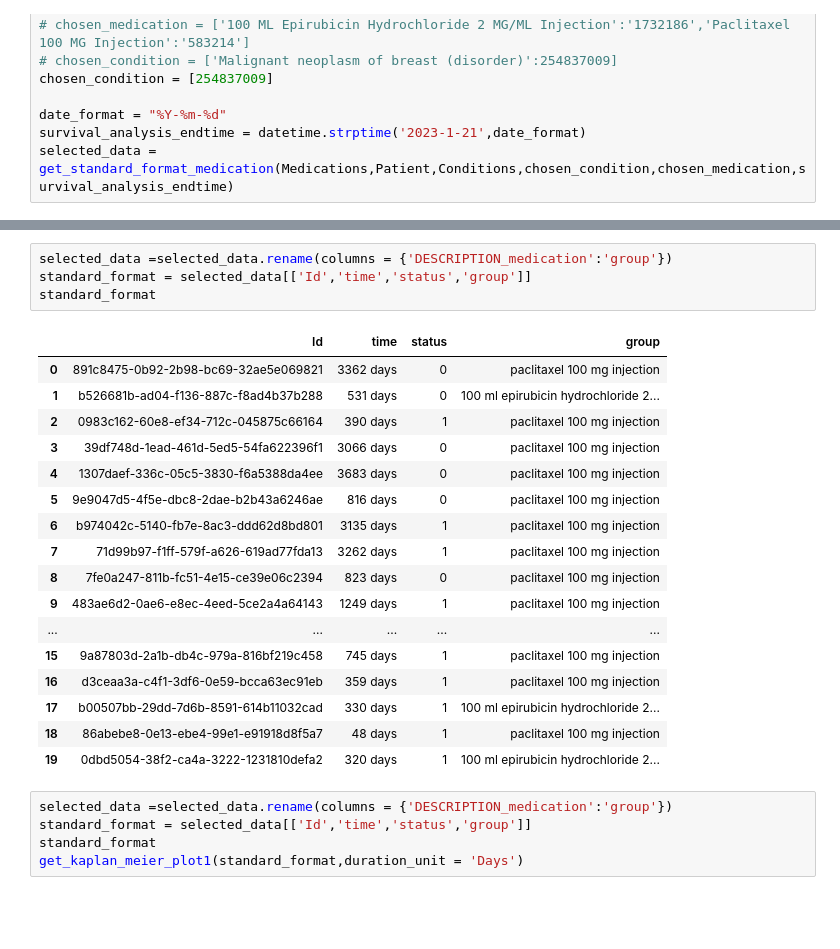
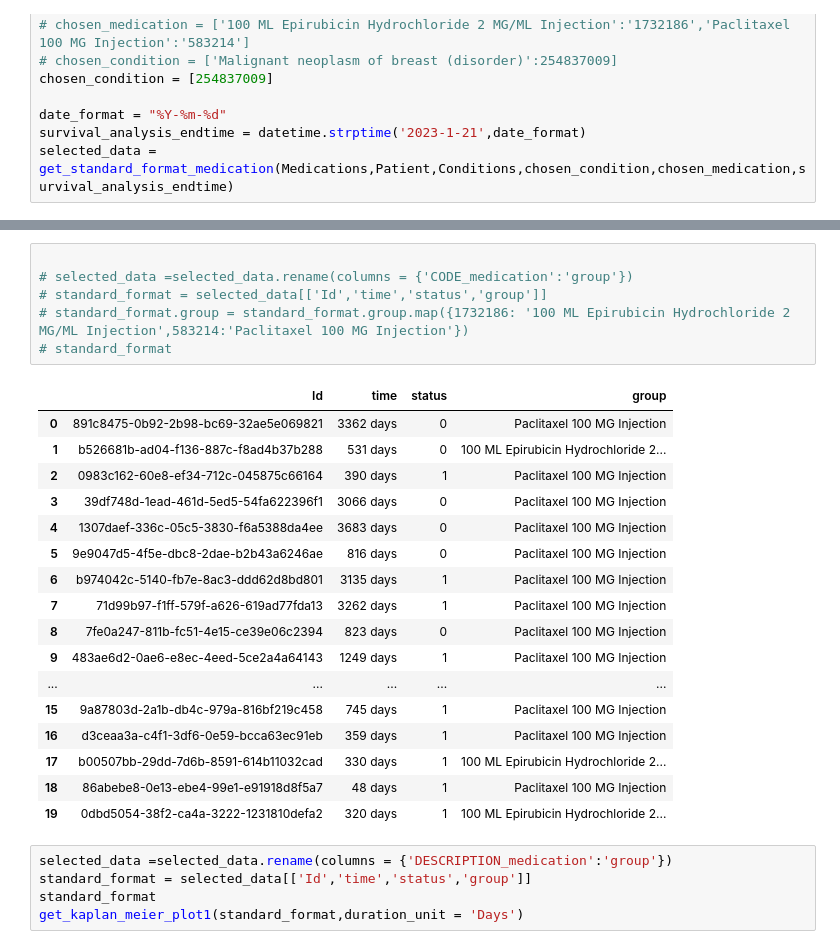
Before and after one commit to Clinical-Informatics-Collaborative/clinical_dashboards, a Jupyter notebook: Kaplan_Meier_python/python_kaplan_meier.ipynb, the cells around one changed output, grey strips where cells are left out. Cells and saved outputs as stored; diff of their text form; blank space fills up the shorter version.

```diff
--- a/Kaplan_Meier_python/python_kaplan_meier.ipynb
+++ b/Kaplan_Meier_python/python_kaplan_meier.ipynb
@@ -202,27 +196,29 @@ def get_kaplan_meier_plot2(standard_format,duration_unit = 'Years'):
     ax.legend(loc="best")
     # plt.rcParams["figure.figsize"] = (7,7)
 # %%
-selected_data =selected_data.rename(columns = {'DESCRIPTION_medication':'group'})
-standard_format = selected_data[['Id','time','status','group']]
-standard_format
+
+# selected_data =selected_data.rename(columns = {'CODE_medication':'group'})
+# standard_format = selected_data[['Id','time','status','group']]
+# standard_format.group = standard_format.group.map({1732186: '100 ML Epirubicin Hydrochloride 2 MG/ML Injection',583214:'Paclitaxel 100 MG Injection'})
+# standard_format
 # %% [output]
 |  | Id | time | status | group |
-| 0 | 891c8475-0b92-2b98-bc69-32ae5e069821 | 3362 days | 0 | paclitaxel 100 mg injection |
-| 1 | b526681b-ad04-f136-887c-f8ad4b37b288 | 531 days | 0 | 100 ml epirubicin hydrochloride 2... |
-| 2 | 0983c162-60e8-ef34-712c-045875c66164 | 390 days | 1 | paclitaxel 100 mg injection |
-| 3 | 39df748d-1ead-461d-5ed5-54fa622396f1 | 3066 days | 0 | paclitaxel 100 mg injection |
-| 4 | 1307daef-336c-05c5-3830-f6a5388da4ee | 3683 days | 0 | paclitaxel 100 mg injection |
-| 5 | 9e9047d5-4f5e-dbc8-2dae-b2b43a6246ae | 816 days | 0 | paclitaxel 100 mg injection |
-| 6 | b974042c-5140-fb7e-8ac3-ddd62d8bd801 | 3135 days | 1 | paclitaxel 100 mg injection |
-| 7 | 71d99b97-f1ff-579f-a626-619ad77fda13 | 3262 days | 1 | paclitaxel 100 mg injection |
-| 8 | 7fe0a247-811b-fc51-4e15-ce39e06c2394 | 823 days | 0 | paclitaxel 100 mg injection |
-| 9 | 483ae6d2-0ae6-e8ec-4eed-5ce2a4a64143 | 1249 days | 1 | paclitaxel 100 mg injection |
+| 0 | 891c8475-0b92-2b98-bc69-32ae5e069821 | 3362 days | 0 | Paclitaxel 100 MG Injection |
+| 1 | b526681b-ad04-f136-887c-f8ad4b37b288 | 531 days | 0 | 100 ML Epirubicin Hydrochloride 2... |
+| 2 | 0983c162-60e8-ef34-712c-045875c66164 | 390 days | 1 | Paclitaxel 100 MG Injection |
+| 3 | 39df748d-1ead-461d-5ed5-54fa622396f1 | 3066 days | 0 | Paclitaxel 100 MG Injection |
+| 4 | 1307daef-336c-05c5-3830-f6a5388da4ee | 3683 days | 0 | Paclitaxel 100 MG Injection |
+| 5 | 9e9047d5-4f5e-dbc8-2dae-b2b43a6246ae | 816 days | 0 | Paclitaxel 100 MG Injection |
+| 6 | b974042c-5140-fb7e-8ac3-ddd62d8bd801 | 3135 days | 1 | Paclitaxel 100 MG Injection |
+| 7 | 71d99b97-f1ff-579f-a626-619ad77fda13 | 3262 days | 1 | Paclitaxel 100 MG Injection |
+| 8 | 7fe0a247-811b-fc51-4e15-ce39e06c2394 | 823 days | 0 | Paclitaxel 100 MG Injection |
+| 9 | 483ae6d2-0ae6-e8ec-4eed-5ce2a4a64143 | 1249 days | 1 | Paclitaxel 100 MG Injection |
 | ... | ... | ... | ... | ... |
-| 15 | 9a87803d-2a1b-db4c-979a-816bf219c458 | 745 days | 1 | paclitaxel 100 mg injection |
-| 16 | d3ceaa3a-c4f1-3df6-0e59-bcca63ec91eb | 359 days | 1 | paclitaxel 100 mg injection |
-| 17 | b00507bb-29dd-7d6b-8591-614b11032cad | 330 days | 1 | 100 ml epirubicin hydrochloride 2... |
-| 18 | 86abebe8-0e13-ebe4-99e1-e91918d8f5a7 | 48 days | 1 | paclitaxel 100 mg injection |
-| 19 | 0dbd5054-38f2-ca4a-3222-1231810defa2 | 320 days | 1 | 100 ml epirubicin hydrochloride 2... |
+| 15 | 9a87803d-2a1b-db4c-979a-816bf219c458 | 745 days | 1 | Paclitaxel 100 MG Injection |
+| 16 | d3ceaa3a-c4f1-3df6-0e59-bcca63ec91eb | 359 days | 1 | Paclitaxel 100 MG Injection |
+| 17 | b00507bb-29dd-7d6b-8591-614b11032cad | 330 days | 1 | 100 ML Epirubicin Hydrochloride 2... |
+| 18 | 86abebe8-0e13-ebe4-99e1-e91918d8f5a7 | 48 days | 1 | Paclitaxel 100 MG Injection |
+| 19 | 0dbd5054-38f2-ca4a-3222-1231810defa2 | 320 days | 1 | 100 ML Epirubicin Hydrochloride 2... |
 # %%
 selected_data =selected_data.rename(columns = {'DESCRIPTION_medication':'group'})
 standard_format = selected_data[['Id','time','status','group']]
```
Also changed, not shown: parts of 17 cells of this notebook, 7 other files.
